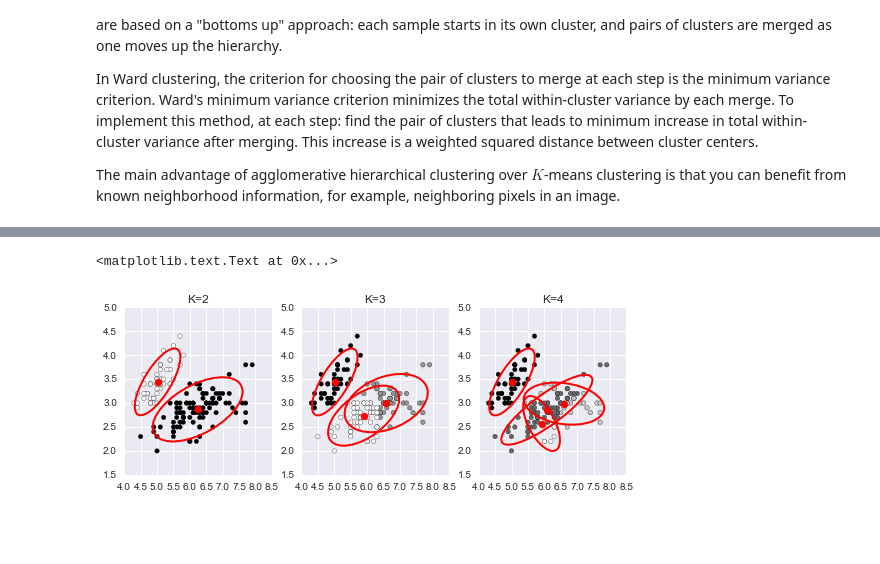
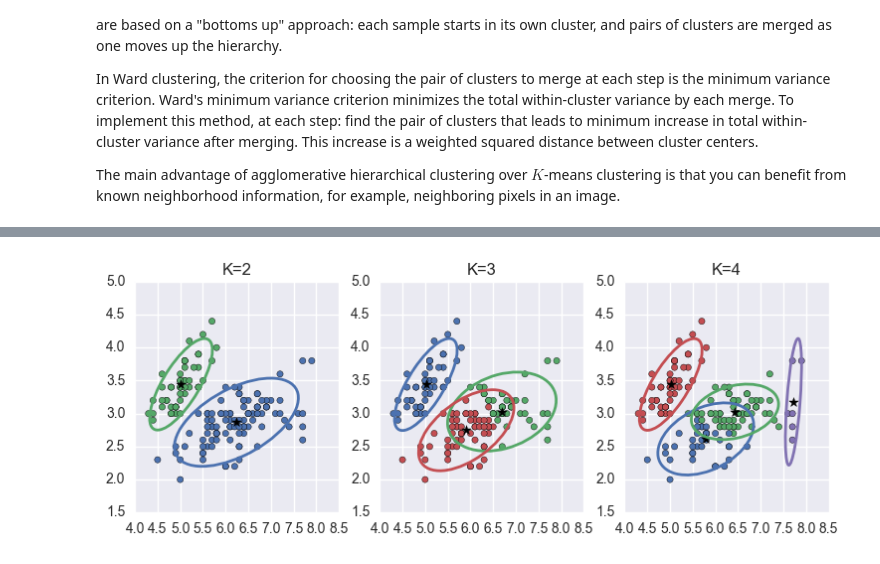
Before and after one commit to neurospin/pystatsml, a Jupyter notebook: notebooks/ml_clustering.ipynb, the cells around one changed output, grey strips where cells are left out. Cells and saved outputs as stored; diff of their text form; code cells hidden in the pictures; blank space fills up the shorter version.

```diff
--- a/notebooks/ml_clustering.ipynb
+++ b/notebooks/ml_clustering.ipynb
@@ -195,44 +207,44 @@ and check for convergence of either the parameters or the log-likelihood. If the
 # %%
 import numpy as np
 from sklearn import datasets
 import matplotlib.pyplot as plt
 import seaborn as sns  # nice color
 from sklearn import mixture
+import pystatsml.plot_utils
+
+colors = sns.color_palette()
 
 iris = datasets.load_iris()
 X = iris.data[:, :2]  # 'sepal length (cm)''sepal width (cm)'
 y_iris = iris.target
 
-
-gmm2 = mixture.GMM(n_components=2, covariance_type='full').fit(X)
-gmm3 = mixture.GMM(n_components=3, covariance_type='full').fit(X)
-gmm4 = mixture.GMM(n_components=4, covariance_type='full').fit(X)
-
+gmm2 = mixture.GaussianMixture(n_components=2, covariance_type='full').fit(X)
+gmm3 = mixture.GaussianMixture(n_components=3, covariance_type='full').fit(X)
+gmm4 = mixture.GaussianMixture(n_components=4, covariance_type='full').fit(X)
 
 plt.figure(figsize=(9, 3))
 plt.subplot(131)
-plt.scatter(X[:, 0], X[:, 1], c=gmm2.predict(X))
-for i in range(gmm2.covars_.shape[0]):
-    plot_cov_ellipse(cov=gmm2.covars_[i, :], pos=gmm2.means_[i, :],
-                     facecolor='none', linewidth=2, edgecolor='red')
-    plt.scatter(gmm2.means_[i, 0], gmm2.means_[i, 1], s=50, color='red')
+plt.scatter(X[:, 0], X[:, 1], c=[colors[lab] for lab in gmm2.predict(X)])#, color=colors)
+for i in range(gmm2.covariances_.shape[0]):
+    pystatsml.plot_utils.plot_cov_ellipse(cov=gmm2.covariances_[i, :], pos=gmm2.means_[i, :],
+                     facecolor='none', linewidth=2, edgecolor=colors[i])
+    plt.scatter(gmm2.means_[i, 0], gmm2.means_[i, 1], s=50, color="k", marker='*')
 plt.title("K=2")
 
 plt.subplot(132)
-plt.scatter(X[:, 0], X[:, 1], c=gmm3.predict(X))
-for i in range(gmm3.covars_.shape[0]):
-    plot_cov_ellipse(cov=gmm3.covars_[i, :], pos=gmm3.means_[i, :],
-                     facecolor='none', linewidth=2, edgecolor='red')
-    plt.scatter(gmm3.means_[i, 0], gmm3.means_[i, 1], s=50, color='red')
+plt.scatter(X[:, 0], X[:, 1], c=[colors[lab] for lab in gmm3.predict(X)])
+for i in range(gmm3.covariances_.shape[0]):
+    pystatsml.plot_utils.plot_cov_ellipse(cov=gmm3.covariances_[i, :], pos=gmm3.means_[i, :],
+                     facecolor='none', linewidth=2, edgecolor=colors[i])
+    plt.scatter(gmm3.means_[i, 0], gmm3.means_[i, 1], s=50, color="k", marker='*')
 plt.title("K=3")
 
 plt.subplot(133)
-plt.scatter(X[:, 0], X[:, 1], c=gmm4.predict(X))  # .astype(np.float))
-for i in range(gmm4.covars_.shape[0]):
-    plot_cov_ellipse(cov=gmm4.covars_[i, :], pos=gmm4.means_[i, :],
-                     facecolor='none', linewidth=2, edgecolor='red')
-    plt.scatter(gmm4.means_[i, 0], gmm4.means_[i, 1], s=50, color='red')
-plt.title("K=4")
+plt.scatter(X[:, 0], X[:, 1], c=[colors[lab] for lab in gmm4.predict(X)])  # .astype(np.float))
+for i in range(gmm4.covariances_.shape[0]):
+    pystatsml.plot_utils.plot_cov_ellipse(cov=gmm4.covariances_[i, :], pos=gmm4.means_[i, :],
+                     facecolor='none', linewidth=2, edgecolor=colors[i])
+    plt.scatter(gmm4.means_[i, 0], gmm4.means_[i, 1], s=50, color="k", marker='*')
+_ = plt.title("K=4")
 # %% [output]
-<matplotlib.text.Text at 0x...>
-[figure, old version]
+[figure, new version]
```
Also changed, not shown: parts of 3 cells of this notebook, 4 other files.
